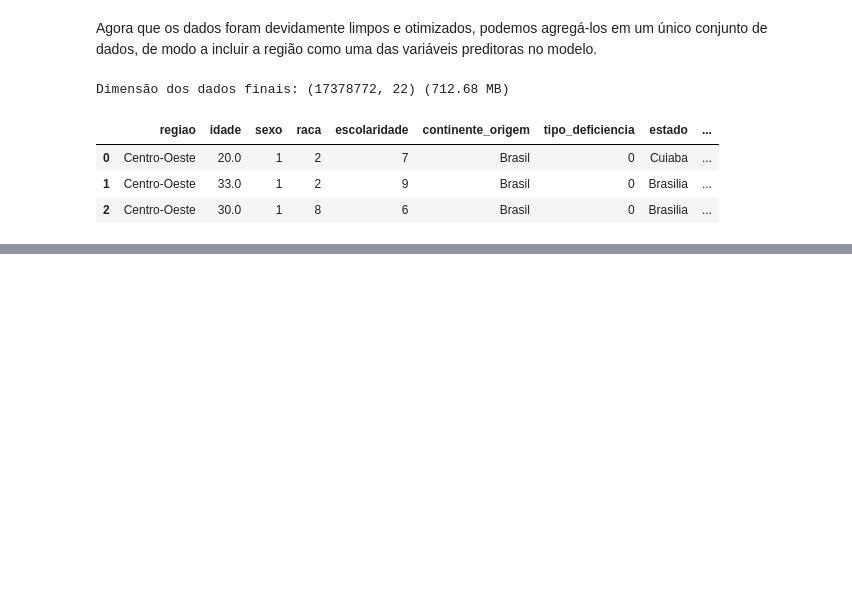
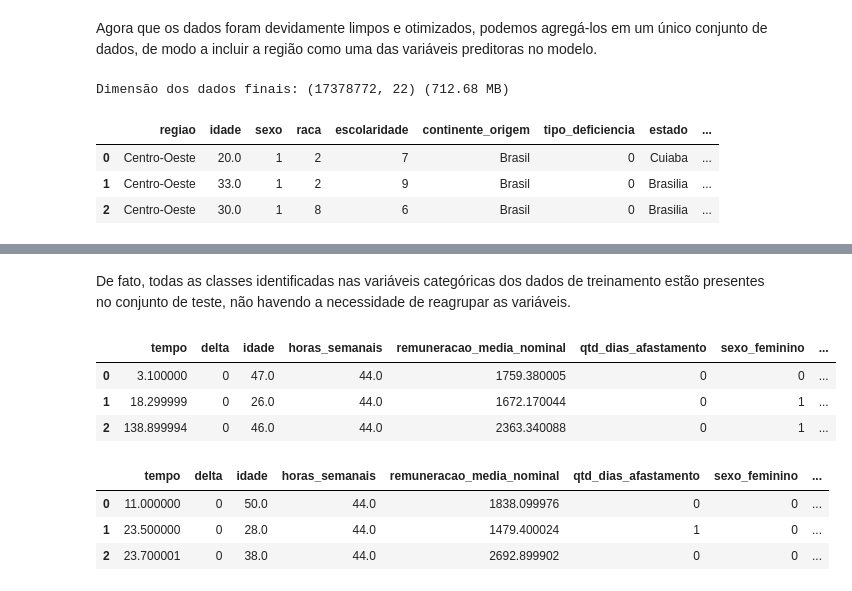
Before and after one commit to nhilariosilva/rais_analysis, a Jupyter notebook: Rais - Limpeza dados.ipynb, the cells around one changed output, grey strips where cells are left out. Drawn from its saved outputs; the diff is of its cells as text; code cells hidden in the pictures; blank space fills up the shorter version.

```diff
--- a/Rais - Limpeza dados.ipynb
+++ b/Rais - Limpeza dados.ipynb
@@ -1200,0 +1279,2 @@ df_final.to_parquet("2024_processado/dados_finais.parquet")
+# %% [markdown]
+De fato, todas as classes identificadas nas variáveis categóricas dos dados de treinamento estão presentes no conjunto de teste, não havendo a necessidade de reagrupar as variáveis.
@@ -1200,0 +1316,14 @@ df_final.to_parquet("2024_processado/dados_finais.parquet")
+# %%
+df_train.head(3)
+# %% [output]
+|  | tempo | delta | idade | horas_semanais | remuneracao_media_nominal | qtd_dias_afastamento | sexo_feminino | ... |
+| 0 | 3.100000 | 0 | 47.0 | 44.0 | 1759.380005 | 0 | 0 | ... |
+| 1 | 18.299999 | 0 | 26.0 | 44.0 | 1672.170044 | 0 | 1 | ... |
+| 2 | 138.899994 | 0 | 46.0 | 44.0 | 2363.340088 | 0 | 1 | ... |
+# %%
+df_test.head(3)
+# %% [output]
+|  | tempo | delta | idade | horas_semanais | remuneracao_media_nominal | qtd_dias_afastamento | sexo_feminino | ... |
+| 0 | 11.000000 | 0 | 50.0 | 44.0 | 1838.099976 | 0 | 0 | ... |
+| 1 | 23.500000 | 0 | 28.0 | 44.0 | 1479.400024 | 1 | 0 | ... |
+| 2 | 23.700001 | 0 | 38.0 | 44.0 | 2692.899902 | 0 | 0 | ... |
```
Also changed, not shown: parts of 25 cells of this notebook, 1 other file.
